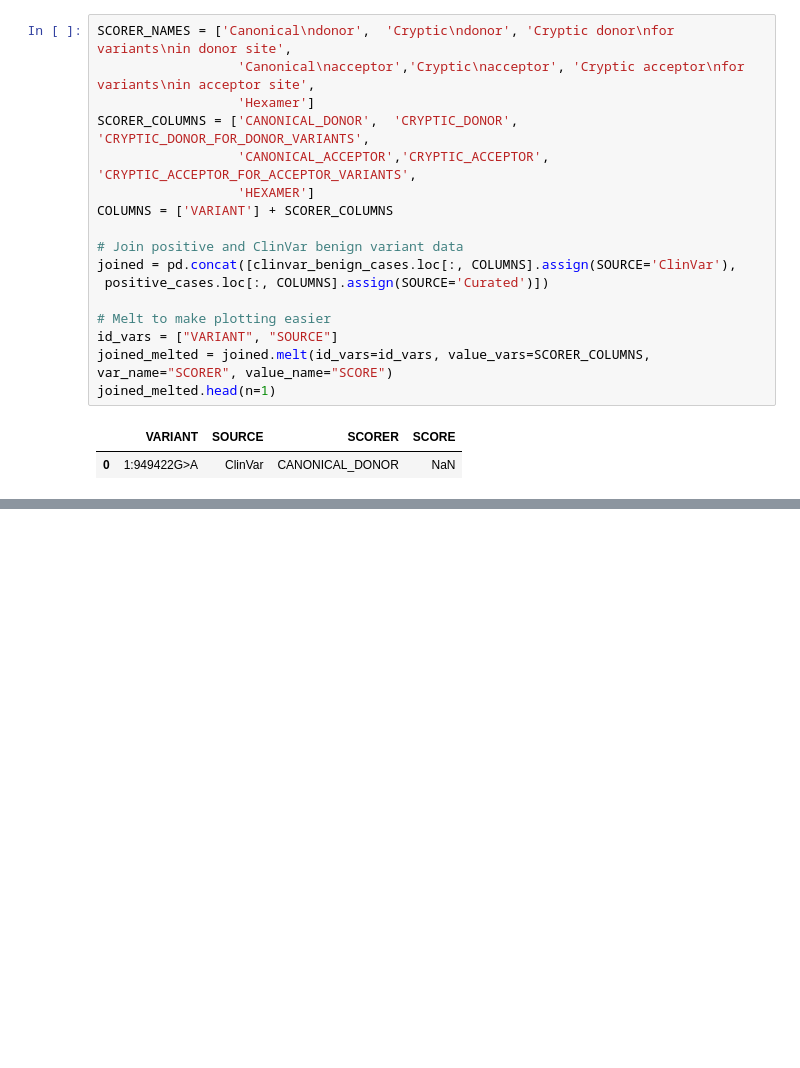
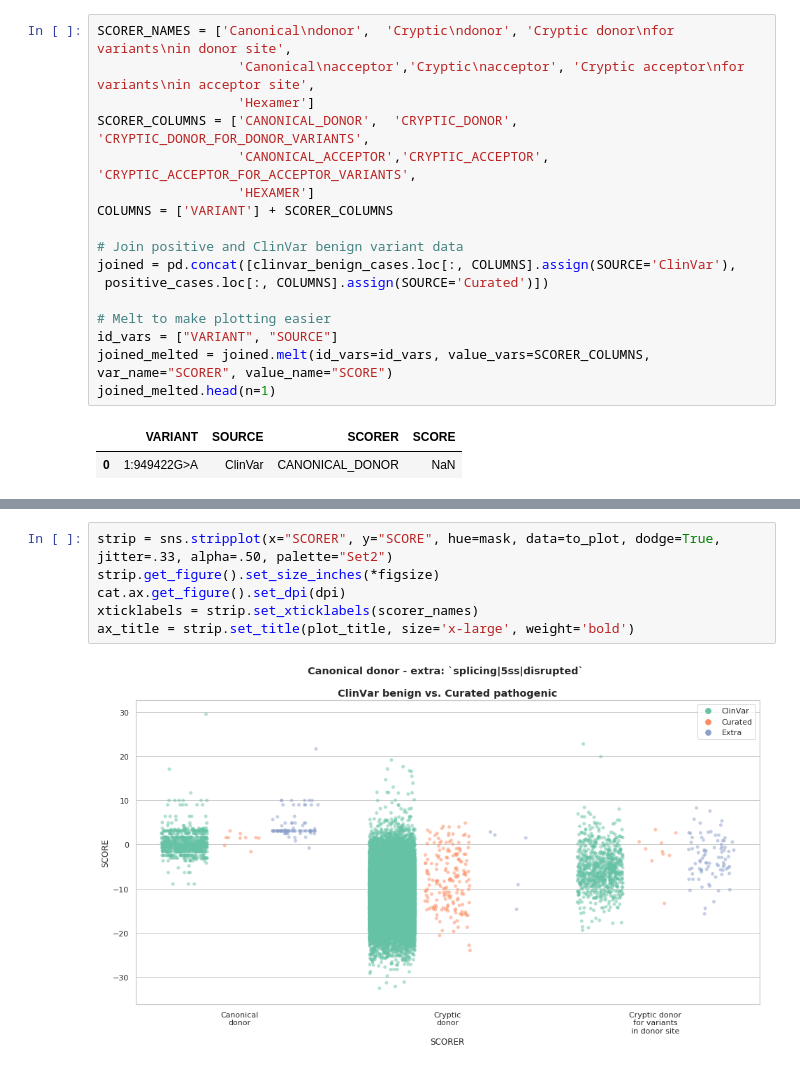
Before and after one commit to monarch-initiative/ExomiserSimulations, a Jupyter notebook: Splice scorers.ipynb, the cells around one changed output, grey strips where cells are left out. Cells and saved outputs as stored; diff of their text form; blank space fills up the shorter version.

```diff
--- a/Splice scorers.ipynb
+++ b/Splice scorers.ipynb
@@ -109,0 +213,8 @@ ax_title = strip.set_title("ClinVar benign vs. Curated pathogenic", size='x-larg
+# %%
+strip = sns.stripplot(x="SCORER", y="SCORE", hue=mask, data=to_plot, dodge=True, jitter=.33, alpha=.50, palette="Set2")
+strip.get_figure().set_size_inches(*figsize)
+cat.ax.get_figure().set_dpi(dpi)
+xticklabels = strip.set_xticklabels(scorer_names)
+ax_title = strip.set_title(plot_title, size='x-large', weight='bold')
+# %% [output]
+[figure, added]
```
Also changed, not shown: parts of 29 cells of this notebook.
